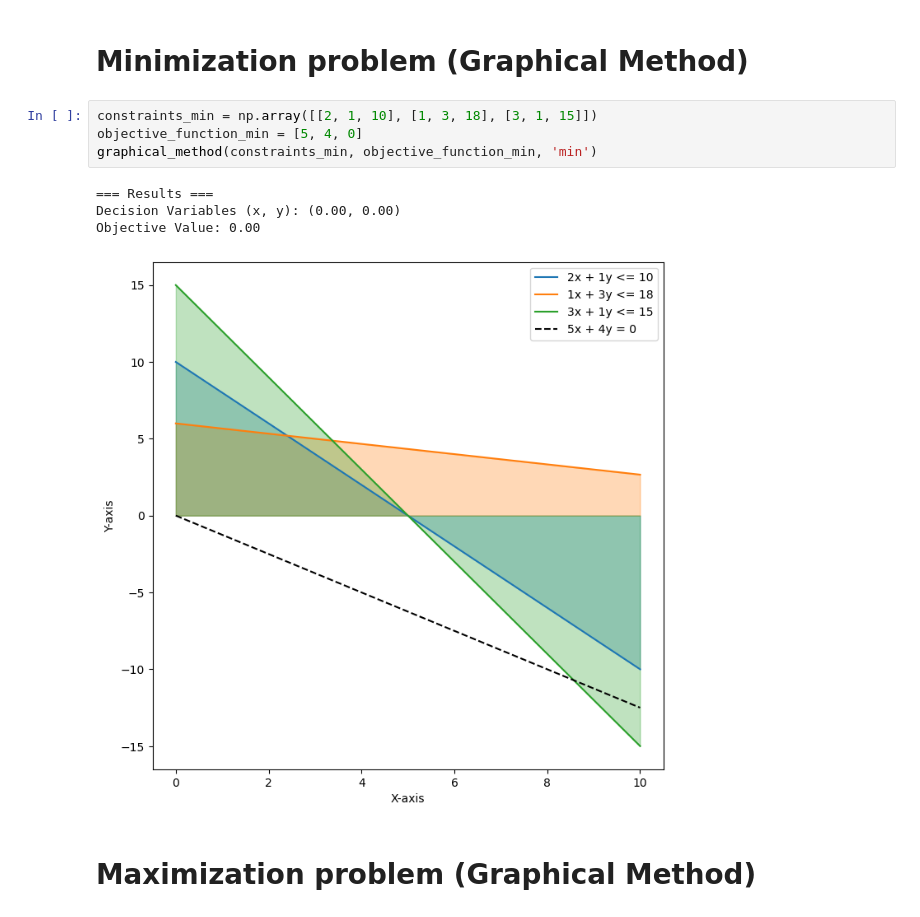
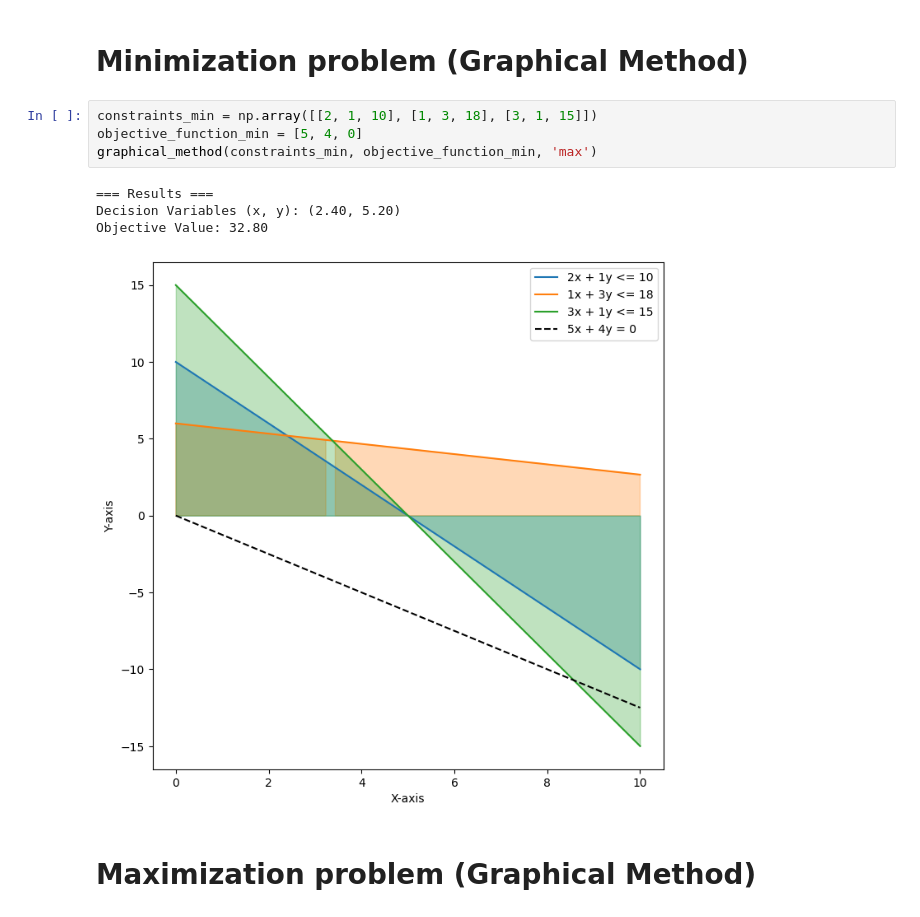
Before and after one commit to ragu8/Linear-Programming, a Jupyter notebook: Examples.ipynb, the cells around one changed output. Saved outputs shown, nothing was run; the diff lists cells and outputs as text.

```diff
--- a/Examples.ipynb
+++ b/Examples.ipynb
@@ -9,12 +9,12 @@ from LP.assignment_problem import *
 # %%
 constraints_min = np.array([[2, 1, 10], [1, 3, 18], [3, 1, 15]])
 objective_function_min = [5, 4, 0]
-graphical_method(constraints_min, objective_function_min, 'min')
+graphical_method(constraints_min, objective_function_min, 'max')
 # %% [output]
 === Results ===
-Decision Variables (x, y): (0.00, 0.00)
-Objective Value: 0.00
+Decision Variables (x, y): (2.40, 5.20)
+Objective Value: 32.80
-[figure, old version]
+[figure, new version]
 # %% [markdown]
 # Maximization problem (Graphical Method)
 # %%
```
Also changed, not shown: parts of 2 cells of this notebook, 3 other files.
